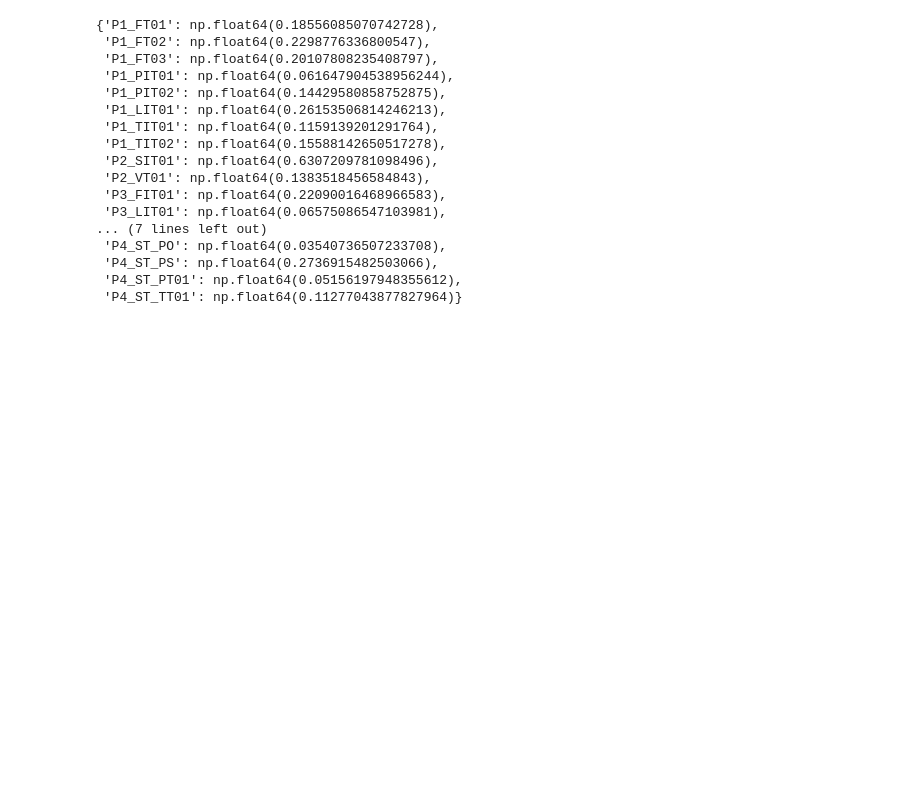
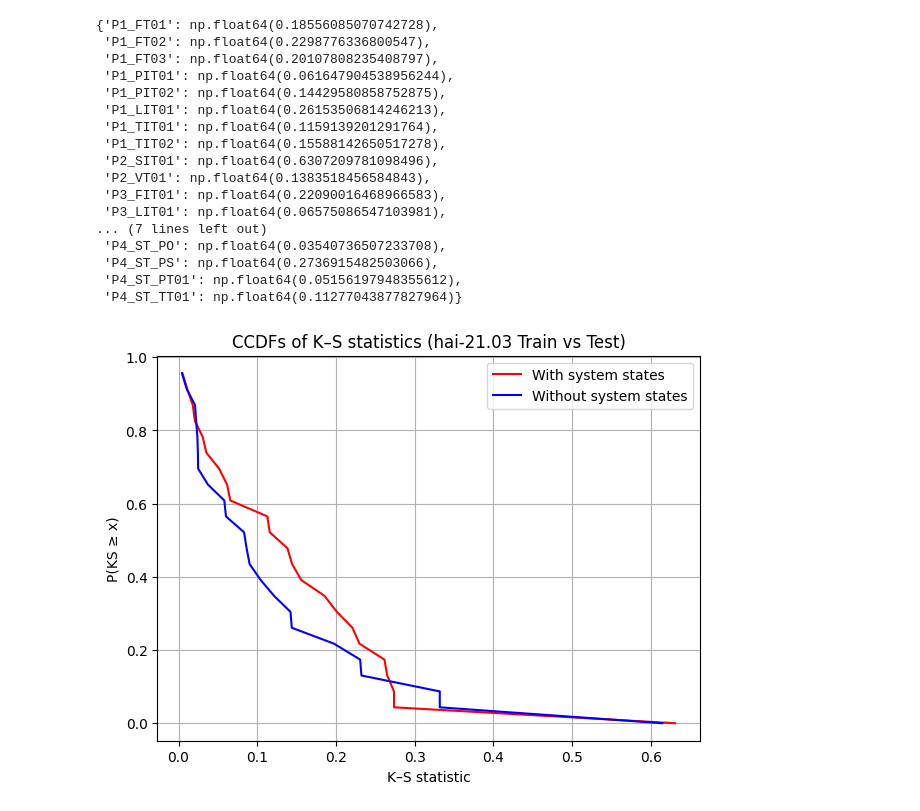
Before and after one commit to AliFaiizan/CyberSecProject, a Jupyter notebook: tasksheet1/tsk1b.ipynb, the cells around one changed output. Saved outputs shown, nothing was run; the diff lists cells and outputs as text; code cells hidden in the pictures; blank space fills up the shorter version.

```diff
--- a/tasksheet1/tsk1b.ipynb
+++ b/tasksheet1/tsk1b.ipynb
@@ -401,7 +347,7 @@ all_test_sensor_rows = []
 for state in common_states:
     # Find all rows in a_train_df that match this state
     train_mask = (a_train_df[actuators] == pd.Series(state, index=actuators)).all(axis=1)
-    train_matching_rows = a_train_df.loc[train_mask, hai_21_sensor_cols]
+    train_matching_rows = a_train_df.loc[train_mask, sensor_cols]
 
     # Add state identifier to each row
     train_matching_rows = train_matching_rows.copy()
@@ -411,7 +357,7 @@ for state in common_states:
 
     # Find all rows in a_test_df that match this state
     test_mask = (a_test_df[actuators] == pd.Series(state, index=actuators)).all(axis=1)
-    test_matching_rows = a_test_df.loc[test_mask, hai_21_sensor_cols]
+    test_matching_rows = a_test_df.loc[test_mask, sensor_cols]
 
     # Add state identifier to each row
     test_matching_rows = test_matching_rows.copy()
@@ -429,7 +375,7 @@ print(f"Test shape: {test_sensor_data_df.shape}")
 Train shape: (89501, 24)
 Test shape: (75849, 24)
 # %%
-ks_statistic_with_states = compare_datasets(train_sensor_data_df[hai_21_sensor_cols], test_sensor_data_df[hai_21_sensor_cols])
+ks_statistic_with_states = compare_datasets(train_sensor_data_df[sensor_cols], test_sensor_data_df[sensor_cols])
 # %%
 ks_statistic_with_states
 # %% [output]
@@ -450,3 +396,28 @@ ks_statistic_with_states
  'P4_ST_PS': np.float64(0.2736915482503066),
  'P4_ST_PT01': np.float64(0.05156197948355612),
  'P4_ST_TT01': np.float64(0.11277043877827964)}
+# %%
+def compute_ccdf(values):
+    values = sorted(values)
+    N = len(values)
+    x = []
+    y = []
+    for i, v in enumerate(values, start=1):
+        x.append(v)
+        y.append(1 - i / N)
+    return x, y
+# %%
+x1, y1 = compute_ccdf(list(ks_statistic_with_states.values()))
+x2, y2 = compute_ccdf(list(ks_statistics_without_states.values()))
+# %%
+plt.figure(figsize=(7,5))
+plt.plot(x1, y1, label='With system states', color='red')
+plt.plot(x2, y2, label='Without system states', color='blue')
+plt.xlabel('K–S statistic')
+plt.ylabel('P(KS ≥ x)')
+plt.title('CCDFs of K–S statistics (hai-21.03 Train vs Test)')
+plt.legend()
+plt.grid(True)
+plt.show()
+# %% [output]
+[figure, added]
```
Also changed, not shown: parts of 11 cells of this notebook, 5 other files.
